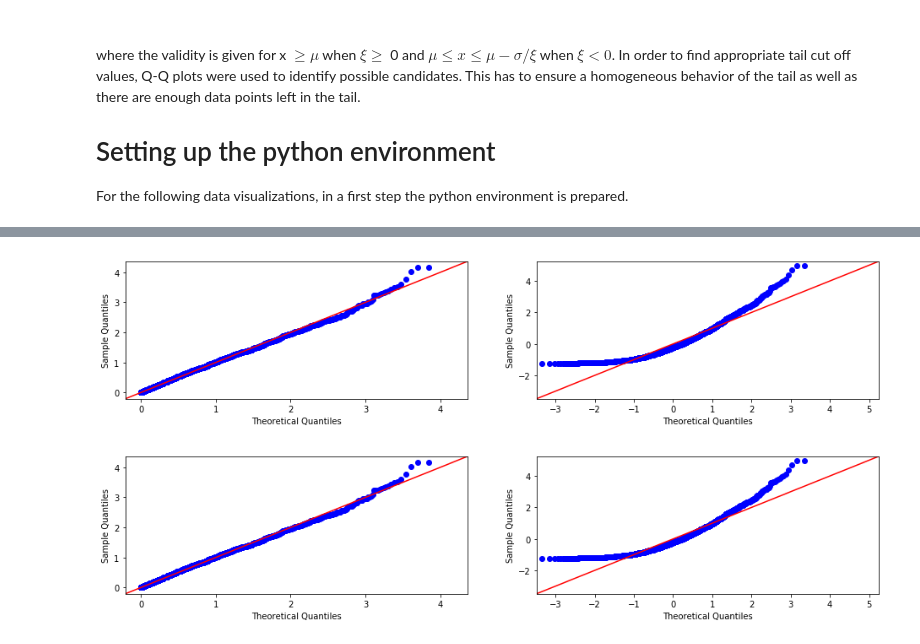
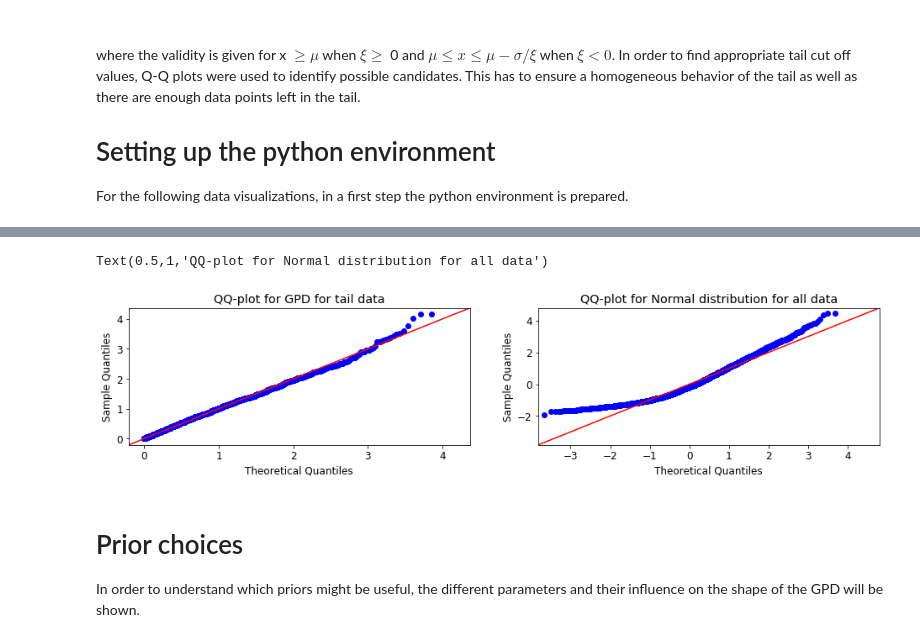
Before and after one commit to FelixBoelle/BDA-project, a Jupyter notebook: BDA-extremeWindDenmark.ipynb, the cells around one changed output, grey strips where cells are left out. Saved outputs shown, nothing was run; the diff lists cells and outputs as text; code cells hidden in the pictures.

```diff
--- a/BDA-extremeWindDenmark.ipynb
+++ b/BDA-extremeWindDenmark.ipynb
@@ -57,19 +60,23 @@ ax.set_xlabel('Wind speed [km/h]'); ax.set_ylabel('Number of occurences'); ax.le
 # %%
 # now test the cut-off
 tail_cutoff = 30
 tail_bool = wind_data > tail_cutoff
 tail_data = wind_data[tail_bool]
 
 # visualize fit to GPD distribution
-fig, axes = plt.subplots(ncols = 2, figsize = (16,3))
+fig, axes = plt.subplots(nrows = 1,ncols = 2, figsize = (16,3))
 
-ax = axes[0]
 qqp = sm.ProbPlot(tail_data - 30, stats.genpareto , fit= True)
-qqp.qqplot(line='45',ax = ax)
+qqp.qqplot(line='45',ax = axes[0])
+axes[0].set_title('QQ-plot for GPD for tail data')
 
-ax = axes[1]
-qqp = sm.ProbPlot(tail_data - 30, stats.norm , fit= True)
-qqp.qqplot(line='45',ax = ax)
+qqp = sm.ProbPlot(wind_data, stats.norm , fit= True)
+qqp.qqplot(line='45',ax = axes[1])
+axes[1].set_title('QQ-plot for Normal distribution for all data')
 # %% [output]
+Text(0.5,1,'QQ-plot for Normal distribution for all data')
-[figure, old version]
+[figure, new version]
-[figure, removed]
+# %% [markdown]
+# Prior choices
+
+In order to understand which priors might be useful, the different parameters and their influence on the shape of the GPD will be shown.
```
Also changed, not shown: parts of 13 cells of this notebook.
